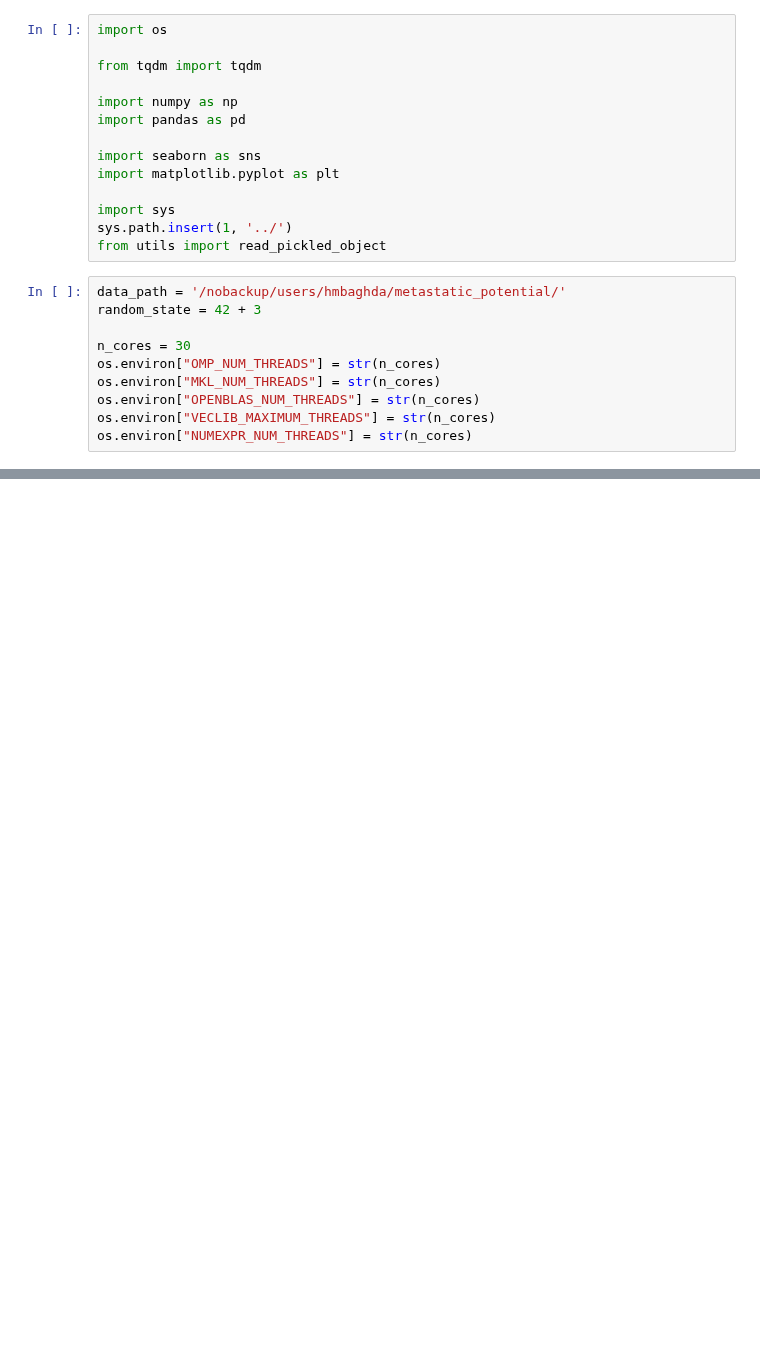
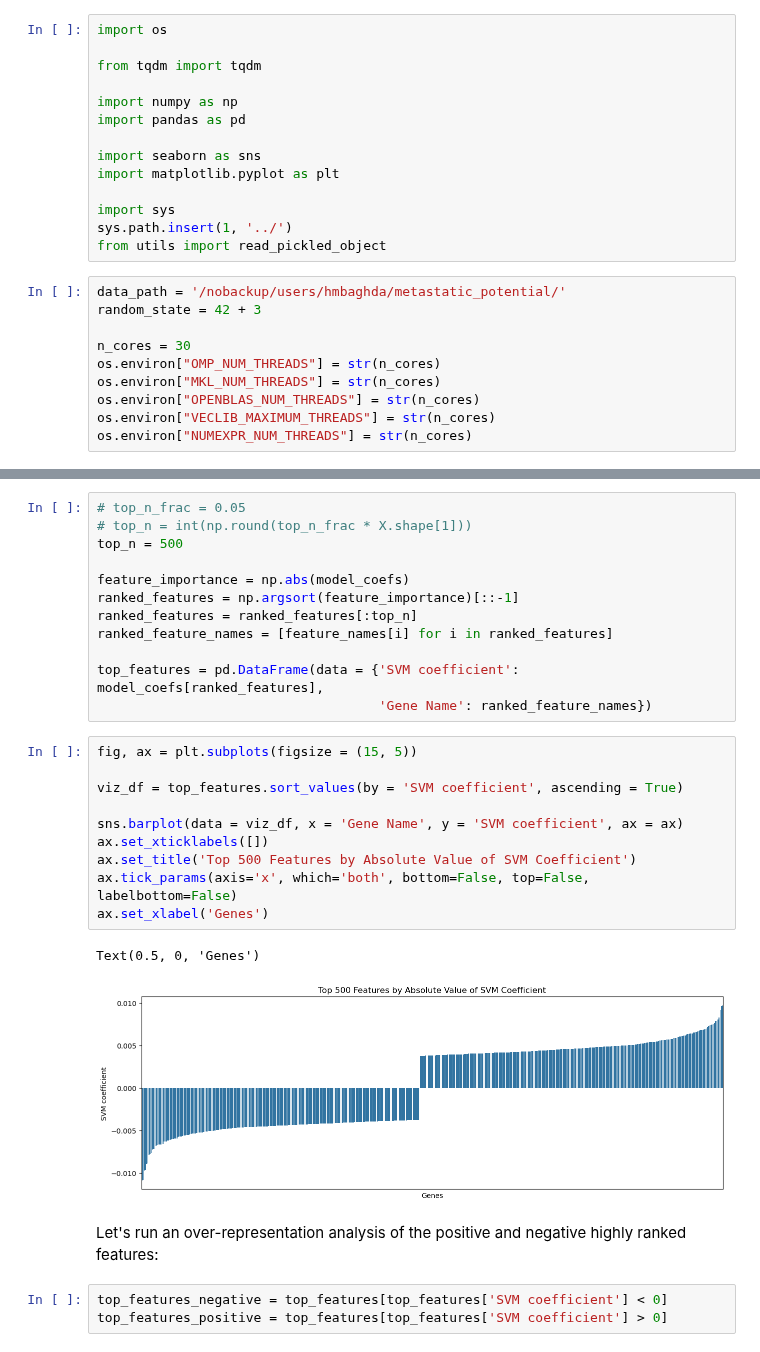
Before and after one commit to hmbaghdassarian/metastatic_potential, a Jupyter notebook: notebooks/A_rna_prediction/04_feature_analysis.ipynb, the cells around one changed output, grey strips where cells are left out. Cells and saved outputs as stored; diff of their text form; blank space fills up the shorter version.

```diff
--- a/notebooks/A_rna_prediction/04_feature_analysis.ipynb
+++ b/notebooks/A_rna_prediction/04_feature_analysis.ipynb
@@ -29,0 +52,30 @@ y = pd.read_csv(os.path.join(data_path, 'processed', 'metastatic_potential.csv')
+# %%
+# top_n_frac = 0.05
+# top_n = int(np.round(top_n_frac * X.shape[1]))
+top_n = 500
+
+feature_importance = np.abs(model_coefs)
+ranked_features = np.argsort(feature_importance)[::-1]
+ranked_features = ranked_features[:top_n]
+ranked_feature_names = [feature_names[i] for i in ranked_features]
+
+top_features = pd.DataFrame(data = {'SVM coefficient': model_coefs[ranked_features],
+                                    'Gene Name': ranked_feature_names})
+# %%
+fig, ax = plt.subplots(figsize = (15, 5))
+
+viz_df = top_features.sort_values(by = 'SVM coefficient', ascending = True)
+
+sns.barplot(data = viz_df, x = 'Gene Name', y = 'SVM coefficient', ax = ax)
+ax.set_xticklabels([])
+ax.set_title('Top 500 Features by Absolute Value of SVM Coefficient')
+ax.tick_params(axis='x', which='both', bottom=False, top=False, labelbottom=False)
+ax.set_xlabel('Genes')
+# %% [output]
+Text(0.5, 0, 'Genes')
+[figure, added]
+# %% [markdown]
+Let's run an over-representation analysis of the positive and negative highly ranked features:
+# %%
+top_features_negative = top_features[top_features['SVM coefficient'] < 0]
+top_features_positive = top_features[top_features['SVM coefficient'] > 0]
```
Also changed, not shown: parts of 5 cells of this notebook, 2 other files.
